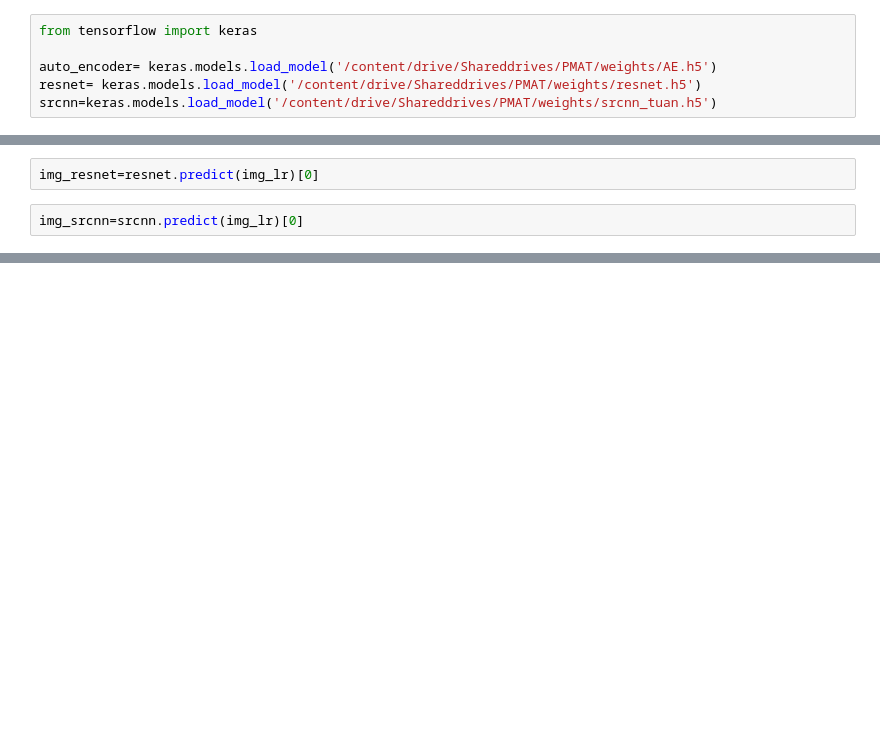
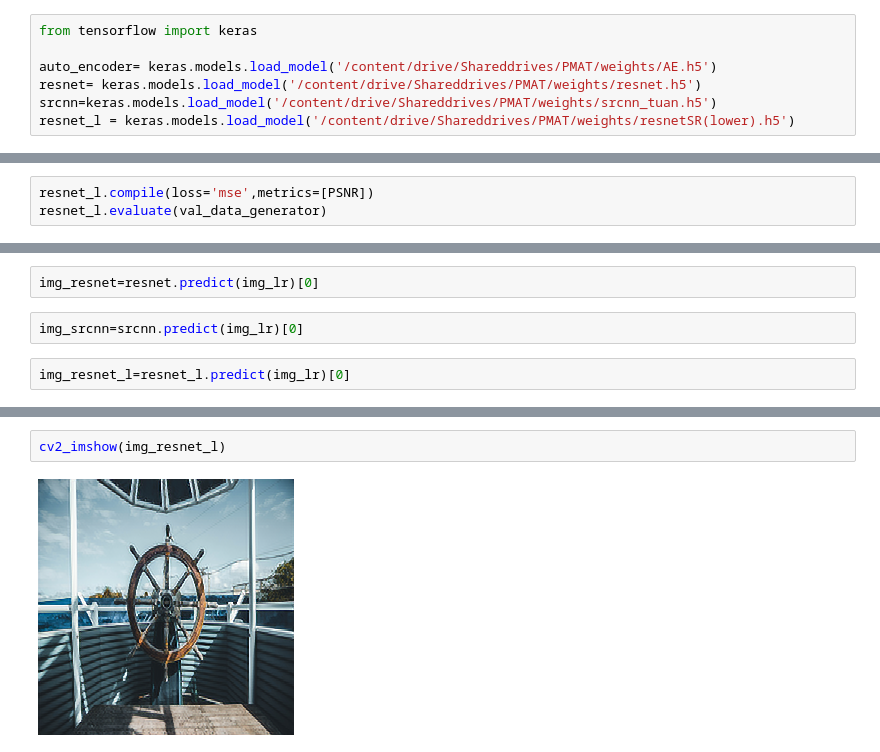
Before and after one commit to pmatuan/Image-Super-Resolution, a Jupyter notebook: Code/Compare.ipynb, the cells around one changed output, grey strips where cells are left out. Drawn from its saved outputs; the diff is of its cells as text; blank space fills up the shorter version.

```diff
--- a/Code/Compare.ipynb
+++ b/Code/Compare.ipynb
@@ -101,6 +101,7 @@ from tensorflow import keras
 auto_encoder= keras.models.load_model('/content/drive/Shareddrives/PMAT/weights/AE.h5')
 resnet= keras.models.load_model('/content/drive/Shareddrives/PMAT/weights/resnet.h5')
 srcnn=keras.models.load_model('/content/drive/Shareddrives/PMAT/weights/srcnn_tuan.h5')
+resnet_l = keras.models.load_model('/content/drive/Shareddrives/PMAT/weights/resnetSR(lower).h5')
 # %%
 import tensorflow as tf
 
@@ -121,0 +123,3 @@ resnet.evaluate(val_data_generator)
+# %%
+resnet_l.compile(loss='mse',metrics=[PSNR])
+resnet_l.evaluate(val_data_generator)
@@ -166,6 +179,8 @@ img_ae= auto_encoder.predict(img_lr)[0]
 img_resnet=resnet.predict(img_lr)[0]
 # %%
 img_srcnn=srcnn.predict(img_lr)[0]
+# %%
+img_resnet_l=resnet_l.predict(img_lr)[0]
 # %%
 cv2_imshow(img_ae)
 # %% [output]
@@ -177,3 +192,7 @@ cv2_imshow(img_resnet)
+# %%
+cv2_imshow(img_resnet_l)
+# %% [output]
+[figure, added]
 # %%
 cv2_imshow(img_srcnn)
 # %% [output]
```
Also changed, not shown: parts of 14 cells of this notebook, 3 other files.
